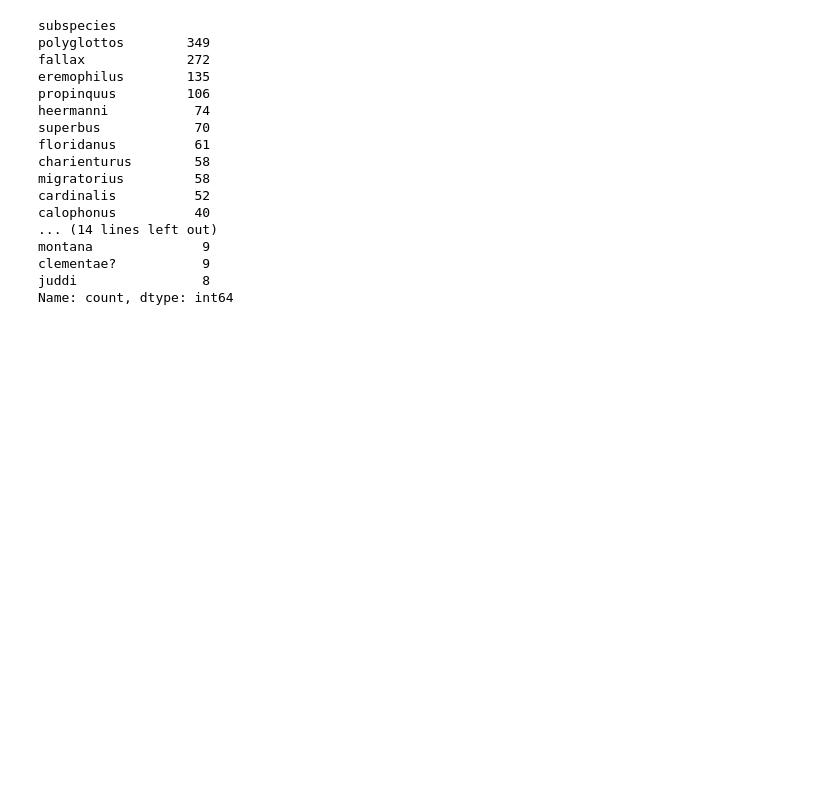
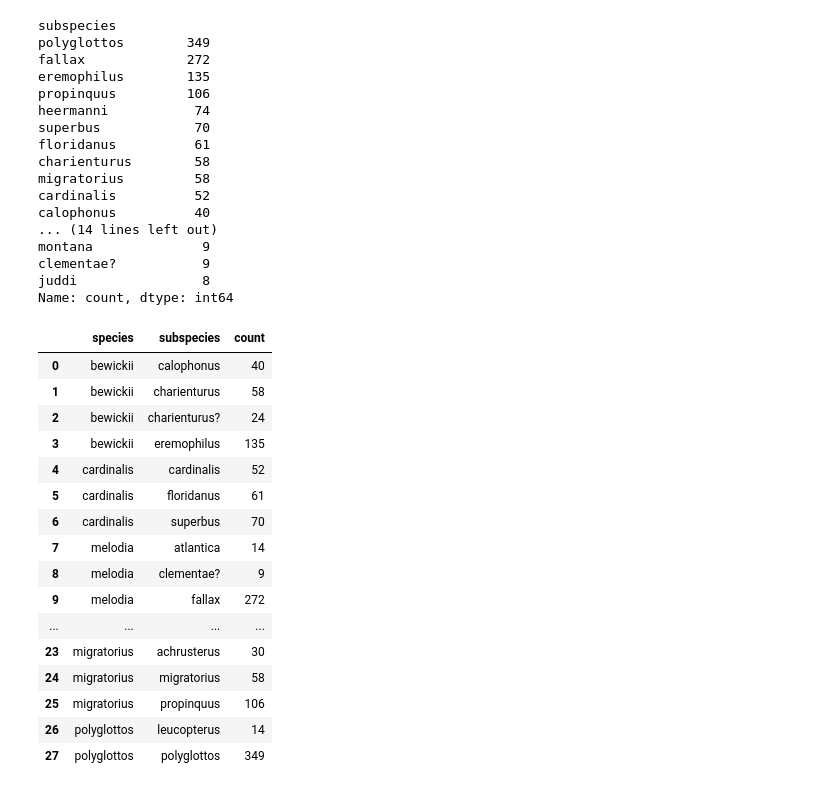
Before and after one commit to PaulHBartley/DTSA-5510, a Jupyter notebook: DTSA-5510_final_project.ipynb, the cells around one changed output. Saved outputs shown, nothing was run; the diff lists cells and outputs as text; code cells hidden in the pictures; blank space fills up the shorter version.

```diff
--- a/DTSA-5510_final_project.ipynb
+++ b/DTSA-5510_final_project.ipynb
@@ -129,3 +111,24 @@ montana              9
 clementae?           9
 juddi                8
 Name: count, dtype: int64
+# %%
+subspecies_counts = metadata_df.groupby(['species', 'subspecies']).size().reset_index(name='count')
+subspecies_counts
+# %% [output]
+|  | species | subspecies | count |
+| 0 | bewickii | calophonus | 40 |
+| 1 | bewickii | charienturus | 58 |
+| 2 | bewickii | charienturus? | 24 |
+| 3 | bewickii | eremophilus | 135 |
+| 4 | cardinalis | cardinalis | 52 |
+| 5 | cardinalis | floridanus | 61 |
+| 6 | cardinalis | superbus | 70 |
+| 7 | melodia | atlantica | 14 |
+| 8 | melodia | clementae? | 9 |
+| 9 | melodia | fallax | 272 |
+| ... | ... | ... | ... |
+| 23 | migratorius | achrusterus | 30 |
+| 24 | migratorius | migratorius | 58 |
+| 25 | migratorius | propinquus | 106 |
+| 26 | polyglottos | leucopterus | 14 |
+| 27 | polyglottos | polyglottos | 349 |
```
Also changed, not shown: parts of 7 cells of this notebook.
